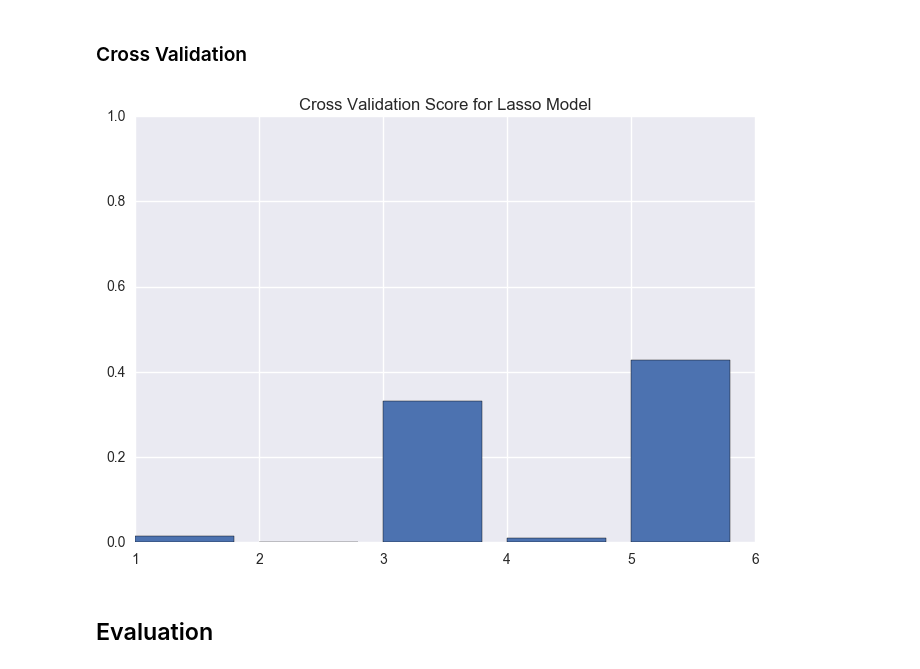
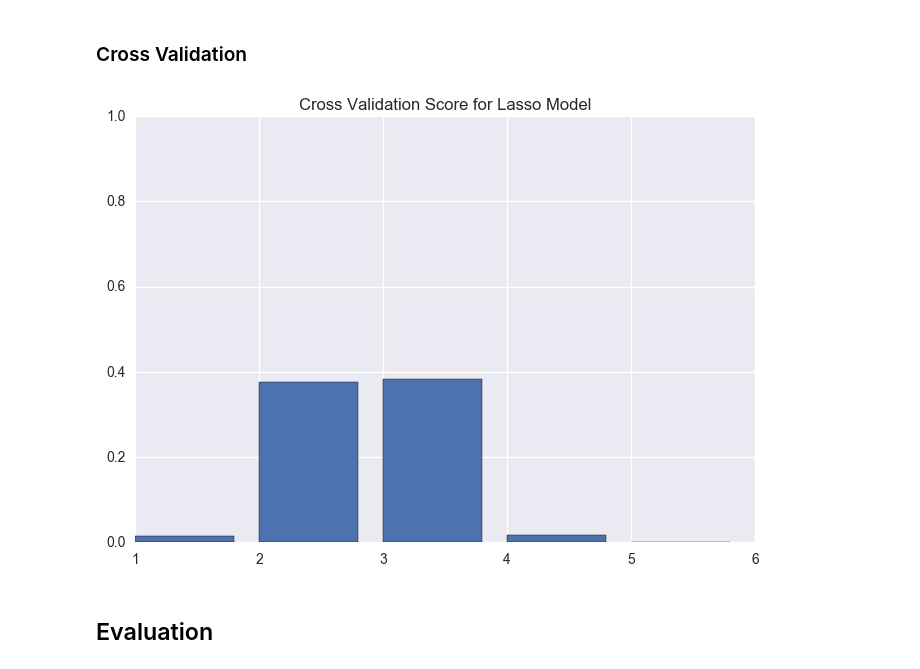
Before and after one commit to fangshuai53/DS1001-Project, a Jupyter notebook: notebook/Final Project.ipynb, the cells around one changed output. Drawn from its saved outputs; the diff is of its cells as text; code cells hidden in the pictures.

```diff
--- a/notebook/Final Project.ipynb
+++ b/notebook/Final Project.ipynb
@@ -37,3 +37,7 @@ Retrieve Target Variable
 # %%
 df_y = df[['price']]
 df_X = df.drop('price',axis=1)
+# %%
+from sklearn.model_selection import train_test_split
+X_train, X_test, y_train, y_test = train_test_split(df_X, df_y, test_size=0.2, random_state=0)
+print X_train.shape, X_test.shape, y_train.shape, y_test.shape
@@ -41,7 +51,7 @@ df_X = df.drop('price',axis=1)
 Select Numeric Data
 # %%
 numerics = ['int16', 'int32', 'int64', 'float16', 'float32', 'float64']
-df_numeric = df_X.select_dtypes(include=numerics)
-df_numeric.head()
+X_train_numeric = X_train.select_dtypes(include=numerics)
+X_train_numeric.head()
 # %% [output]
 |  | bathrooms | bedrooms | latitude | listing_id | longitude |
@@ -69,8 +79,8 @@ df_string.head()
 # %% [markdown]
 ## Construct Training Set
 # %%
-X_train = df_numeric.values # Use numeric data as features
-y_train = df_y.values # Target Variable: price
+X = X_train_numeric.values # Use numeric data as features
+y = y_train.values # Target Variable: price
 # %% [markdown]
 ## Modeling
 # %% [markdown]
@@ -79,7 +89,7 @@ y_train = df_y.values # Target Variable: price
 # Import models
 from sklearn.linear_model import Lasso
 ls =Lasso(alpha=0.1)
-ls.fit(X_train, y_train)
+ls.fit(X, y)
 # %% [output]
 Lasso(alpha=0.1, copy_X=True, fit_intercept=True, max_iter=1000,
    normalize=False, positive=False, precompute=False, random_state=None,
@@ -88,14 +98,14 @@ Lasso(alpha=0.1, copy_X=True, fit_intercept=True, max_iter=1000,
 ### Cross Validation
 # %%
 from sklearn.model_selection import cross_val_score
-scores = cross_val_score(ls, X_train, y_train, cv=5)
+scores = cross_val_score(ls, X, y, cv=5)
 plt.bar(np.arange(1,6), scores)
 plt.title('Cross Validation Score for Lasso Model')
 plt.xlim(1,6)
 plt.ylim(0,1)
 plt.show()
 # %% [output]
-[figure, old version]
+[figure, new version]
 # %% [markdown]
 ## Evaluation
 # %% [markdown]
```
Also changed, not shown: parts of 7 cells of this notebook.
